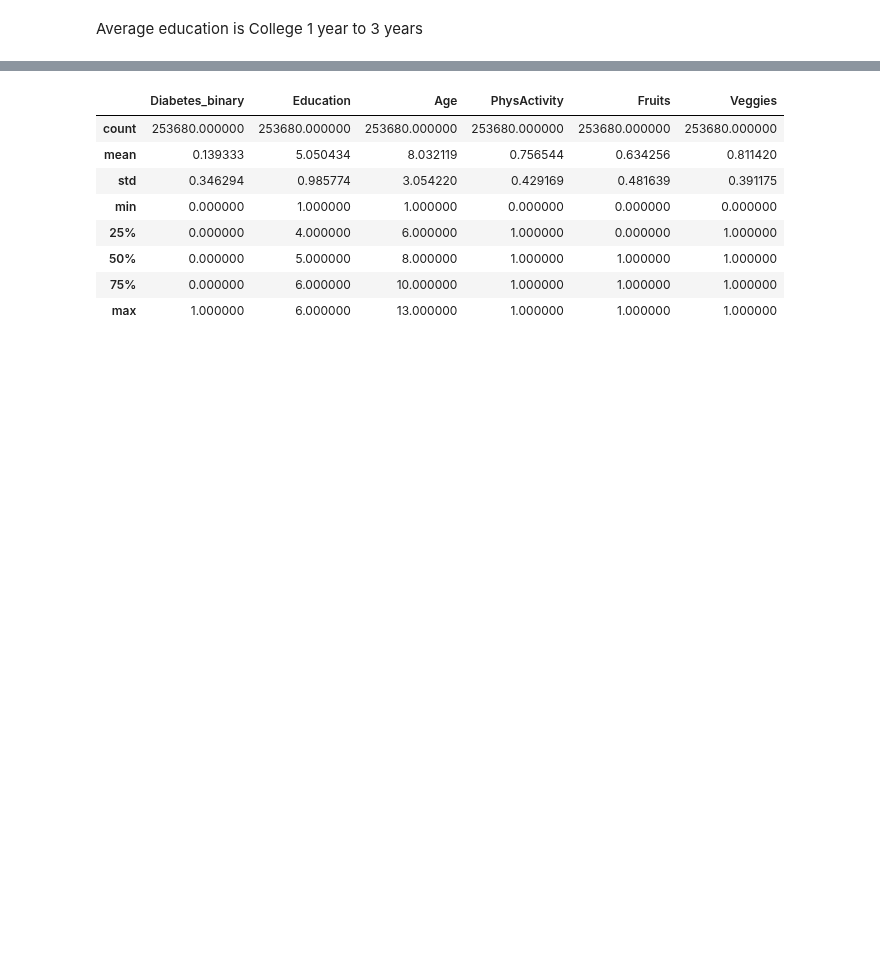
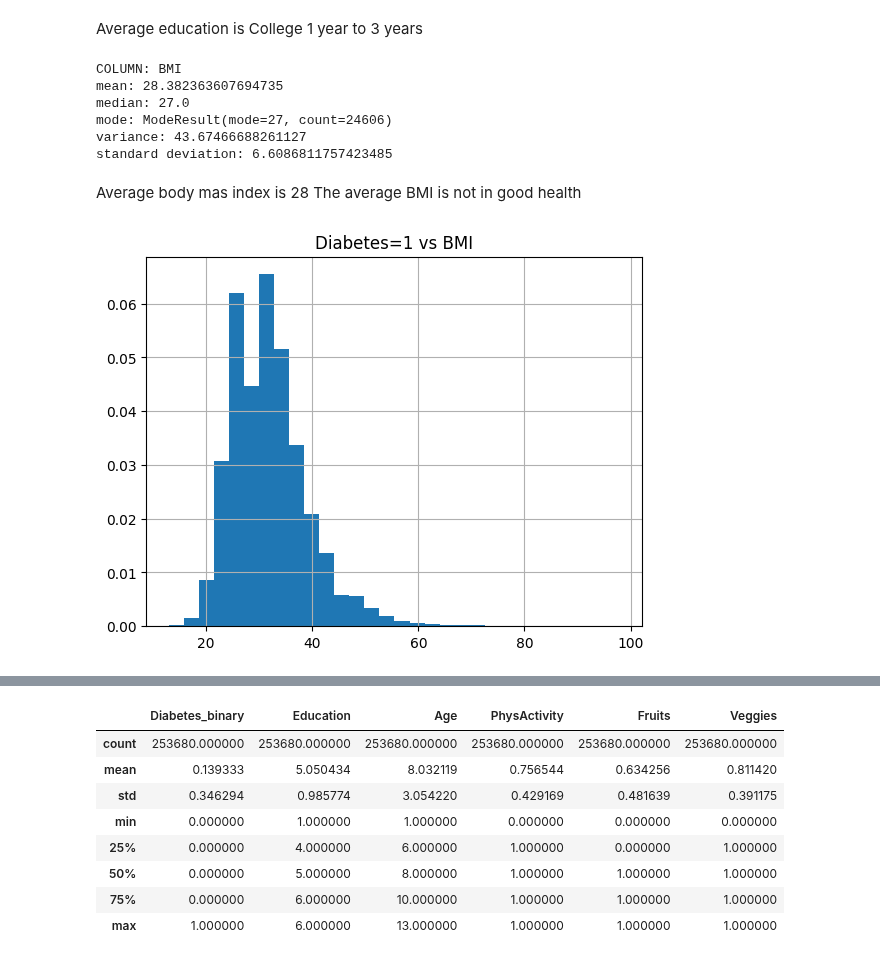
Before and after one commit to yourexodus/capstone_CDC, a Jupyter notebook: GettingToKnowTheData.ipynb, the cells around one changed output, grey strips where cells are left out. Cells and saved outputs as stored; diff of their text form; code cells hidden in the pictures; blank space fills up the shorter version.

```diff
--- a/GettingToKnowTheData.ipynb
+++ b/GettingToKnowTheData.ipynb
@@ -350,3 +353,30 @@ variance: 0.9717468949152983
 standard deviation: 0.9857722327775815
 # %% [markdown]
 Average education is College 1 year to 3 years
+# %%
+#Identify a normal distribution within a data set using summary statistics and data visualizations
+summary_statistics('BMI', df)
+# %% [output]
+COLUMN: BMI
+mean: 28.382363607694735
+median: 27.0
+mode: ModeResult(mode=27, count=24606)
+variance: 43.67466688261127
+standard deviation: 6.6086811757423485
+# %% [markdown]
+
+Average body mas index is 28
+The average BMI is not in good health
+# %%
+#View Body mass where diabetes is true
+is_Diabetes = df['Diabetes_binary'] == 1
+# %%
+df_Diabetes = df[is_Diabetes]
+# %%
+
+# Assuming you have a DataFrame 'df' with a column 'data'
+df_Diabetes['BMI'].hist(bins=30, density=True)
+plt.title('Diabetes=1 vs BMI')
+plt.show()
+# %% [output]
+[figure, added]
```
Also changed, not shown: parts of 5 cells of this notebook, 11 other files.
